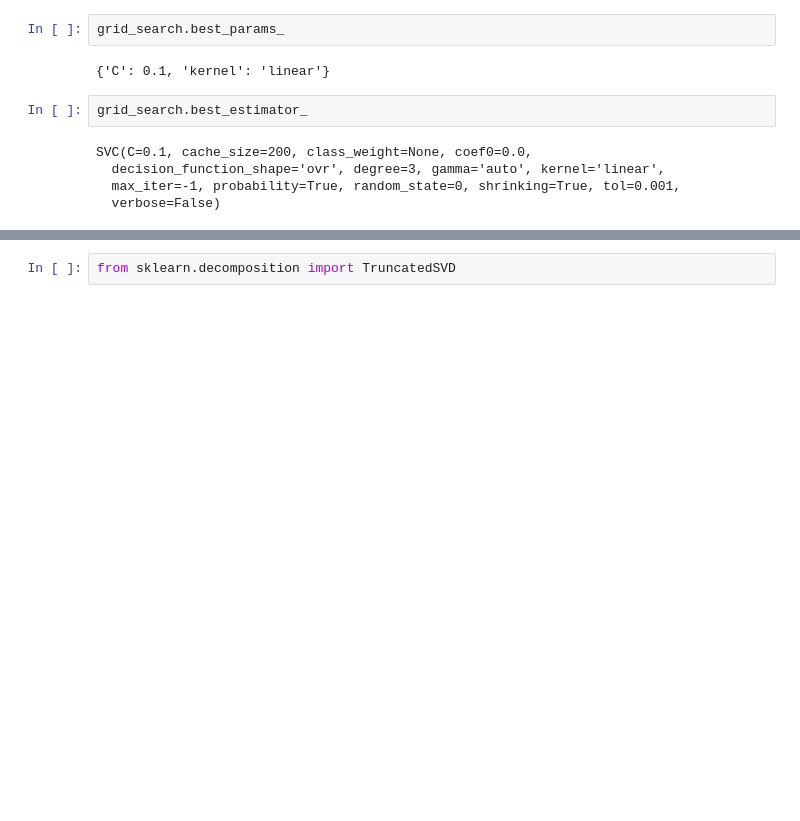
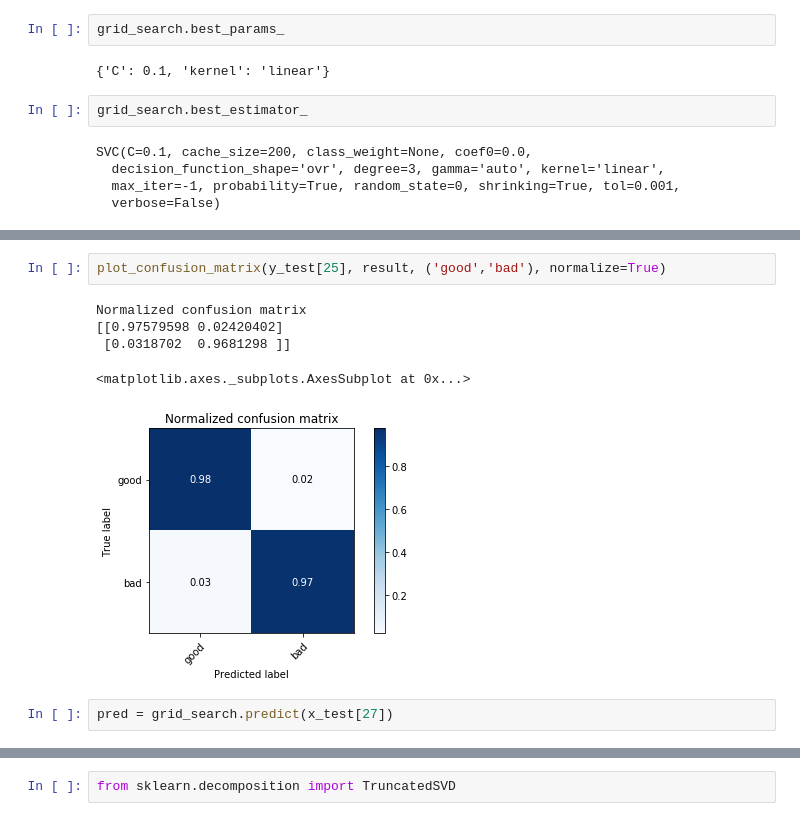
Before and after one commit to giordanoDaloisio/Data-Analysis-project, a Jupyter notebook: Project.ipynb, the cells around one changed output, grey strips where cells are left out. Drawn from its saved outputs; the diff is of its cells as text; blank space fills up the shorter version.

```diff
--- a/Project.ipynb
+++ b/Project.ipynb
@@ -247,0 +326,10 @@ Train the model with other random urls from the training set
+# %%
+plot_confusion_matrix(y_test[25], result, ('good','bad'), normalize=True)
+# %% [output]
+Normalized confusion matrix
+[[0.97579598 0.02420402]
+ [0.0318702  0.9681298 ]]
+<matplotlib.axes._subplots.AxesSubplot at 0x...>
+[figure, added]
+# %%
+pred = grid_search.predict(x_test[27])
```
Also changed, not shown: parts of 82 cells of this notebook, 1 other file.
